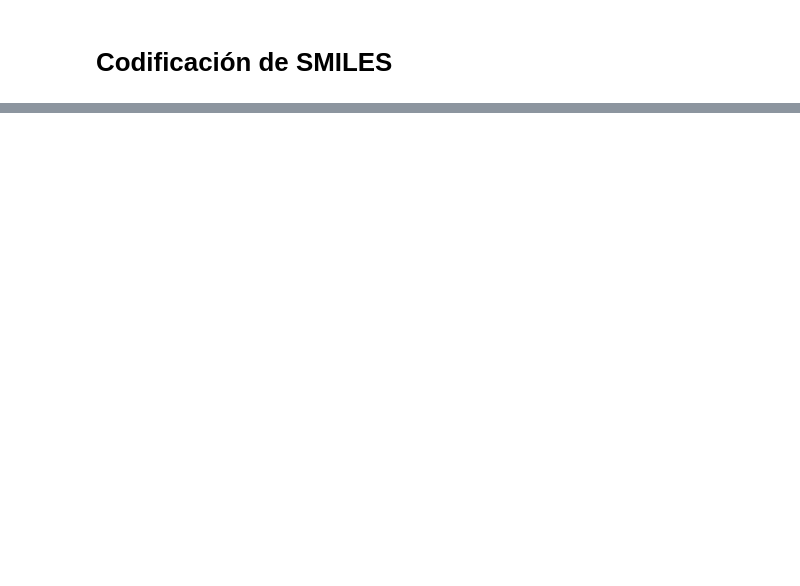
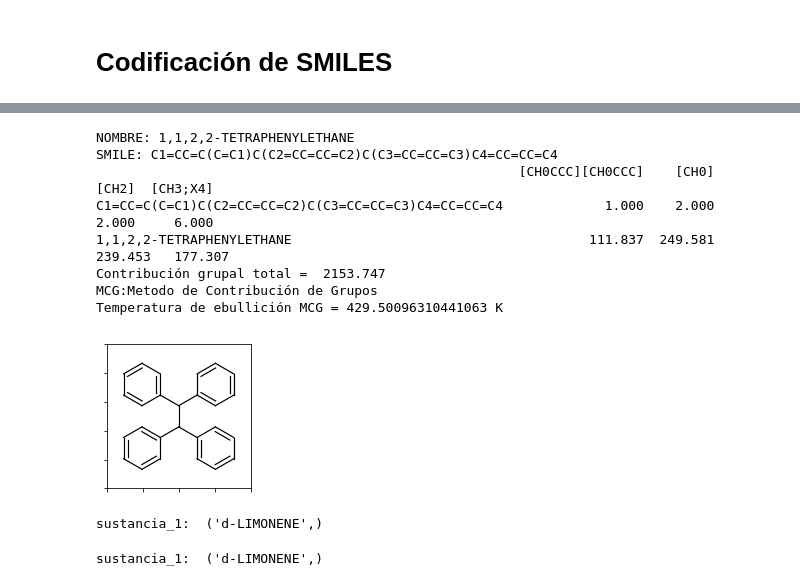
Before and after one commit to pysg/pyther, a Jupyter notebook: grupos.ipynb, the cells around one changed output, grey strips where cells are left out. Saved outputs shown, nothing was run; the diff lists cells and outputs as text; code cells hidden in the pictures; blank space fills up the shorter version.

Commit message:
grupos funcionales

```diff
--- a/grupos.ipynb
+++ b/grupos.ipynb
@@ -1081,0 +1133,4 @@ CCC(C)(C)C(C)(C)CC
+# %%
+sustancia_1 = widgets.SelectMultiple(
+    description="Sustancia",
+    options=list(lista_sustancias))
@@ -1081,0 +1167,30 @@ CCC(C)(C)C(C)(C)CC
+# %%
+page1 = widgets.VBox(children=[sustancia_1, button], padding=4)
+page1
+# %%
+tabs = widgets.Tab(children=[page1, page1, page1, page1, page1, page1])
+#display(tabs)
+
+tabs.set_title(0, 'Moleculas')
+tabs.set_title(1, 'Modelos')
+tabs.set_title(2, 'Parametros')
+tabs.set_title(3, 'Resultados')
+tabs.set_title(4, 'Experimentales')
+tabs.set_title(5, 'Ajuste de Datos')
+
+accord = widgets.Accordion(children=[tabs,], width=400)
+display(accord)
+
+accord.set_title(0, 'Predicción de propiedades usando Grupos Funcionales')
+# %%
+display(accord)
+# %% [output]
+NOMBRE: 1,1,2,2-TETRAPHENYLETHANE
+SMILE: C1=CC=C(C=C1)C(C2=CC=CC=C2)C(C3=CC=CC=C3)C4=CC=CC=C4
+                                                      [CH0CCC][CH0CCC]    [CH0]    [CH2]  [CH3;X4]
+C1=CC=C(C=C1)C(C2=CC=CC=C2)C(C3=CC=CC=C3)C4=CC=CC=C4             1.000    2.000    2.000     6.000
+1,1,2,2-TETRAPHENYLETHANE                                      111.837  249.581  239.453   177.307
+Contribución grupal total =  2153.747
+MCG:Metodo de Contribución de Grupos
+Temperatura de ebullición MCG = 429.50096310441063 K
+[figure, added]
@@ -1081,0 +1215,19 @@ CCC(C)(C)C(C)(C)CC
+# %%
+from ipywidgets import Button, HBox, VBox
+
+words = ['correct', 'horse', 'battery', 'staple']
+items = [Button(description=w) for w in words]
+
+
+#left_box = VBox([items[0], items[1]])
+left_box = VBox([button,button])
+left_box
+
+#right_box = VBox([items[2], items[3]])
+#HBox([left_box, right_box])
+# %% [output]
+sustancia_1:  ('d-LIMONENE',)
+# %%
+HBox([button,button])
+# %% [output]
+sustancia_1:  ('d-LIMONENE',)
```
Also changed, not shown: parts of 34 cells of this notebook, 1 other file.
